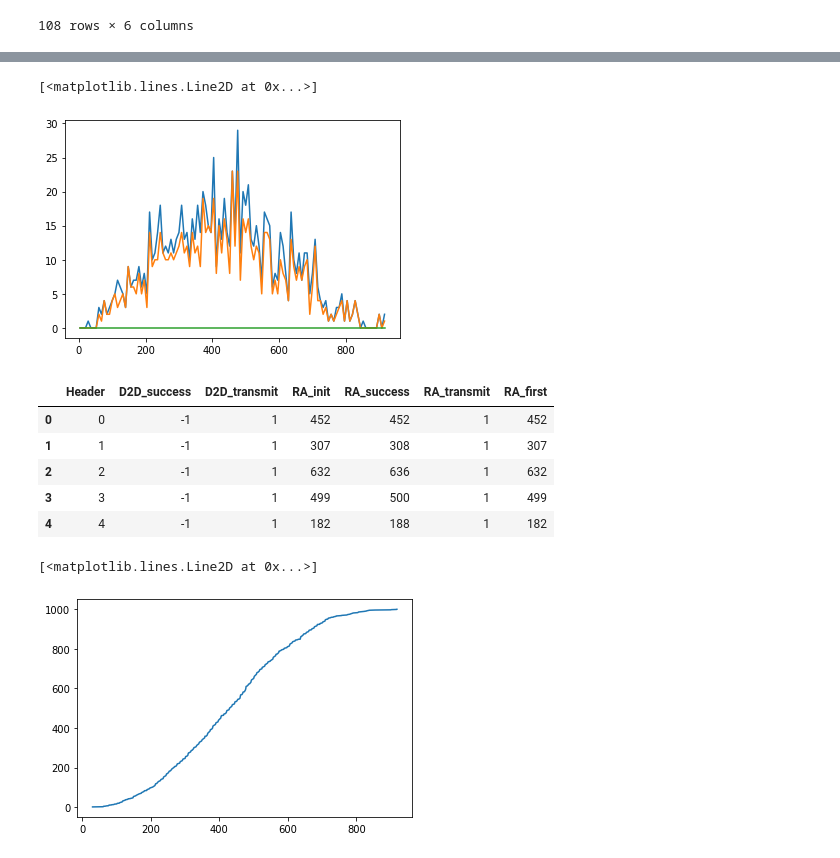
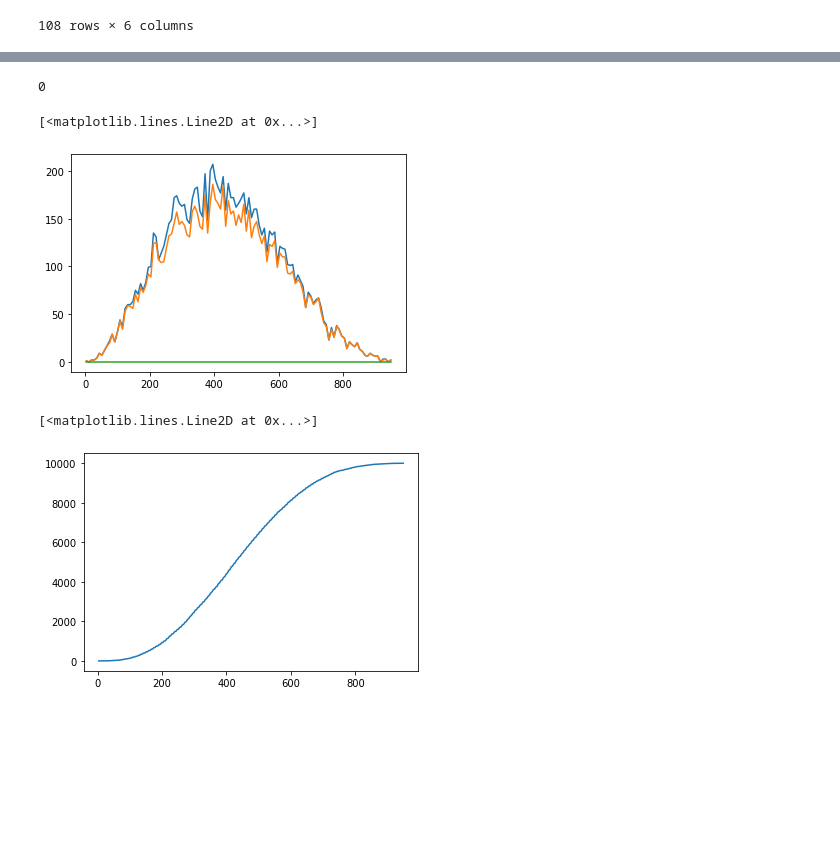
Before and after one commit to KenWang42/TDCR, a Jupyter notebook: TDCR_Simulation/test.ipynb, the cells around one changed output, grey strips where cells are left out. Drawn from its saved outputs; the diff is of its cells as text; code cells hidden in the pictures; blank space fills up the shorter version.

```diff
--- a/TDCR_Simulation/test.ipynb
+++ b/TDCR_Simulation/test.ipynb
@@ -679,6 +679,9 @@ groups_in_class
 108 rows × 6 columns
 # %%
 import matplotlib.pyplot as plt
-TDCR_D2D_Result_1k = pd.read_csv('/home/kangyu/TDCR/TDCR_Simulation/result/TDCR_D2D_Result_1000.csv')
-TDCR_Device_Result_1k = pd.read_csv('/home/kangyu/TDCR/TDCR_Simulation/result/TDCR_Device_Result_1000.csv')
-TDCR_RA_Result_1k = pd.read_csv('/home/kangyu/TDCR/TDCR_Simulation/result/TDCR_RA_Result_1000.csv')
+TDCR_D2D_Result_10k = pd.read_csv('/home/kangyu/TDCR/TDCR_Simulation/result/TDCR_D2D_Result_10000.csv')
+TDCR_Device_Result_10k = pd.read_csv('/home/kangyu/TDCR/TDCR_Simulation/result/TDCR_Device_Result_10000.csv')
+TDCR_RA_Result_10k = pd.read_csv('/home/kangyu/TDCR/TDCR_Simulation/result/TDCR_RA_Result_10000.csv')
+TDCR_D2D_Result_30k = pd.read_csv('/home/kangyu/TDCR/TDCR_Simulation/result/TDCR_D2D_Result_30000.csv')
+TDCR_Device_Result_30k = pd.read_csv('/home/kangyu/TDCR/TDCR_Simulation/result/TDCR_Device_Result_30000.csv')
+TDCR_RA_Result_30k = pd.read_csv('/home/kangyu/TDCR/TDCR_Simulation/result/TDCR_RA_Result_30000.csv')
@@ -701,21 +688,16 @@ TDCR_D2D_Result_1k
+# %%
+TDCR_D2D_Result_10k['N_HL'].max()
+# %% [output]
+0
 # %%
-plt.plot(TDCR_D2D_Result_1k['frame'], TDCR_D2D_Result_1k['N_request'])
-plt.plot(TDCR_D2D_Result_1k['frame'], TDCR_D2D_Result_1k['N_response'])
-plt.plot(TDCR_D2D_Result_1k['frame'], TDCR_D2D_Result_1k['N_HL'])
+plt.plot(TDCR_D2D_Result_10k['frame'], TDCR_D2D_Result_10k['N_request'])
+plt.plot(TDCR_D2D_Result_10k['frame'], TDCR_D2D_Result_10k['N_response'])
+plt.plot(TDCR_D2D_Result_10k['frame'], TDCR_D2D_Result_10k['N_HL'])
 # %% [output]
 [<matplotlib.lines.Line2D at 0x...>]
-[figure, old version]
+[figure, new version]
-# %%
-TDCR_Device_Result_1k.head()
-# %% [output]
-|  | Header | D2D_success | D2D_transmit | RA_init | RA_success | RA_transmit | RA_first |
-| 0 | 0 | -1 | 1 | 452 | 452 | 1 | 452 |
-| 1 | 1 | -1 | 1 | 307 | 308 | 1 | 307 |
-| 2 | 2 | -1 | 1 | 632 | 636 | 1 | 632 |
-| 3 | 3 | -1 | 1 | 499 | 500 | 1 | 499 |
-| 4 | 4 | -1 | 1 | 182 | 188 | 1 | 182 |
 # %%
-plt.plot(np.cumsum(TDCR_Device_Result_1k.groupby('RA_success').size()))
+plt.plot(np.cumsum(TDCR_Device_Result_10k.groupby('RA_success').size()))
 # %% [output]
 [<matplotlib.lines.Line2D at 0x...>]
-[figure, old version]
+[figure, new version]
```
Also changed, not shown: parts of 5 cells of this notebook, 10 other files.
